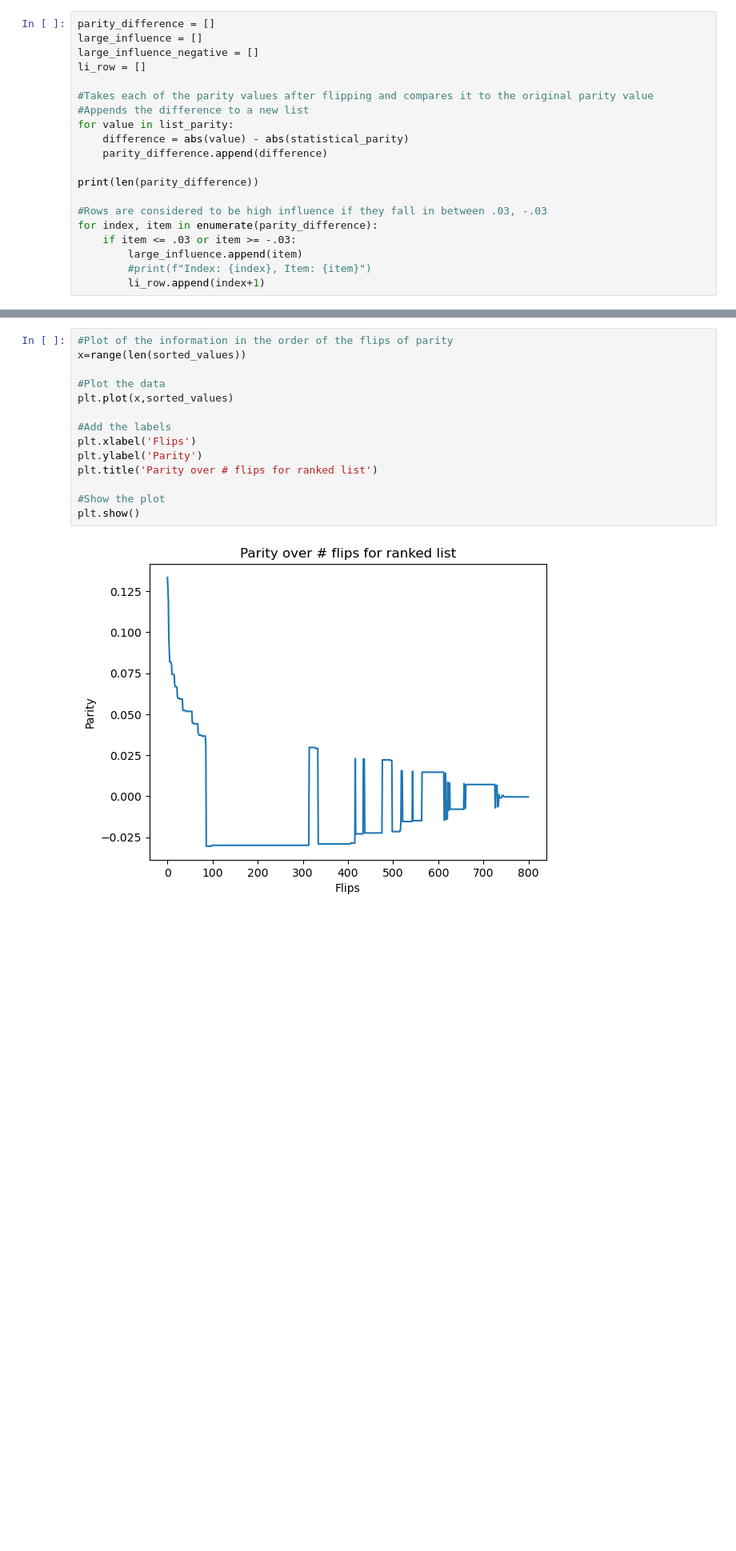
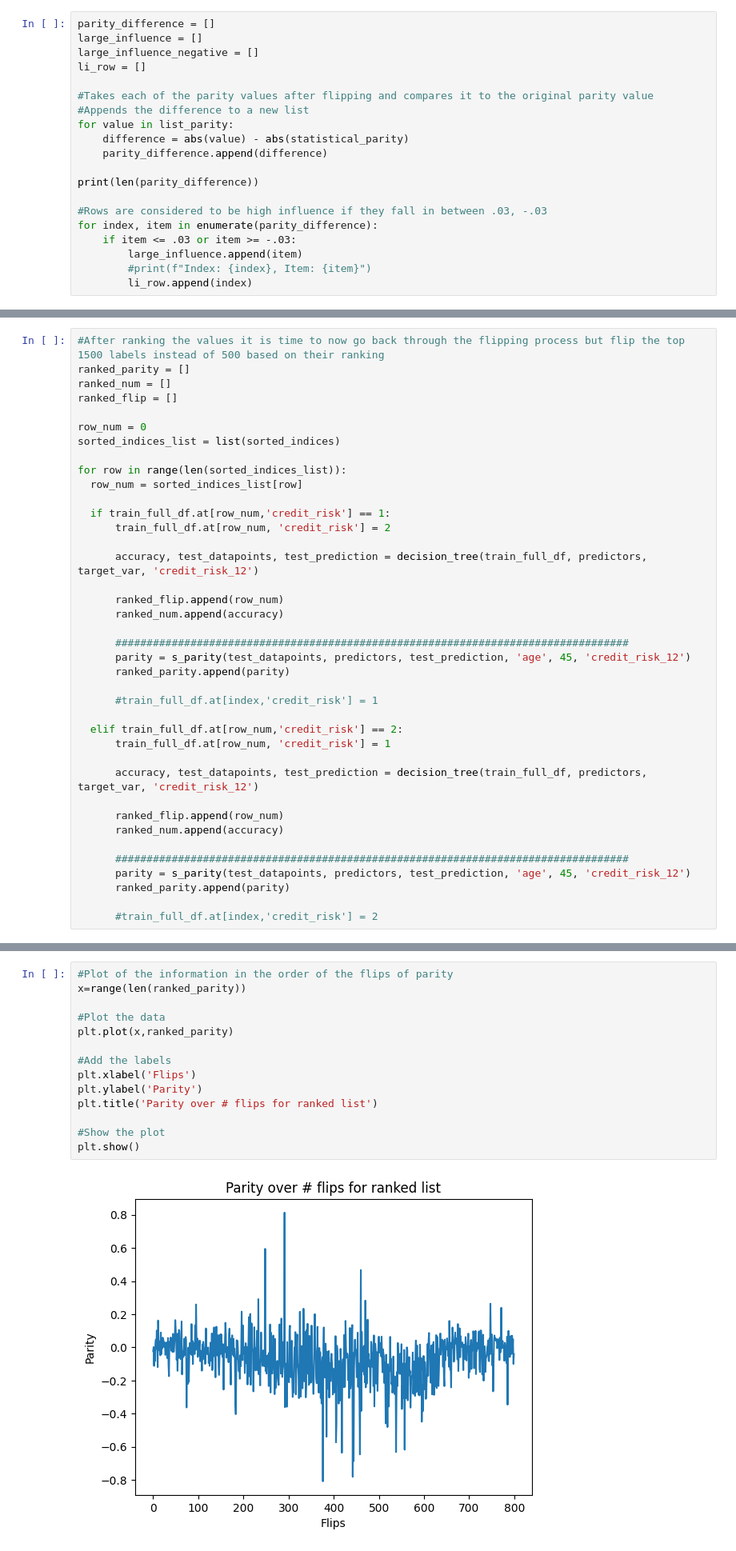
Before and after one commit to s-thandri/labelflipping, a Jupyter notebook: german_credit.ipynb, the cells around one changed output, grey strips where cells are left out. Shown: that part at 80% size. Saved outputs shown, nothing was run; the diff lists cells and outputs as text; blank space fills up the shorter version.

```diff
--- a/german_credit.ipynb
+++ b/german_credit.ipynb
@@ -290,6 +280,6 @@ for index, item in enumerate(parity_difference):
     if item <= .03 or item >= -.03:
         large_influence.append(item)
         #print(f"Index: {index}, Item: {item}")
-        li_row.append(index+1)
+        li_row.append(index)
 # %% [output]
 800
@@ -318,0 +299,39 @@ print(top_sorted_li_index)
+# %%
+#After ranking the values it is time to now go back through the flipping process but flip the top 1500 labels instead of 500 based on their ranking
+ranked_parity = []
+ranked_num = []
+ranked_flip = []
+
+row_num = 0
+sorted_indices_list = list(sorted_indices)
+
+for row in range(len(sorted_indices_list)):
+  row_num = sorted_indices_list[row]
+
+  if train_full_df.at[row_num,'credit_risk'] == 1:
+      train_full_df.at[row_num, 'credit_risk'] = 2
+
+      accuracy, test_datapoints, test_prediction = decision_tree(train_full_df, predictors, target_var, 'credit_risk_12')
+
+      ranked_flip.append(row_num)
+      ranked_num.append(accuracy)
+
+      ##################################################################################
+      parity = s_parity(test_datapoints, predictors, test_prediction, 'age', 45, 'credit_risk_12')
+      ranked_parity.append(parity)
+
+      #train_full_df.at[index,'credit_risk'] = 1
+
+  elif train_full_df.at[row_num,'credit_risk'] == 2:
+      train_full_df.at[row_num, 'credit_risk'] = 1
+
+      accuracy, test_datapoints, test_prediction = decision_tree(train_full_df, predictors, target_var, 'credit_risk_12')
+
+      ranked_flip.append(row_num)
+      ranked_num.append(accuracy)
+
+      ##################################################################################
+      parity = s_parity(test_datapoints, predictors, test_prediction, 'age', 45, 'credit_risk_12')
+      ranked_parity.append(parity)
+
+      #train_full_df.at[index,'credit_risk'] = 2
@@ -319,19 +341,19 @@ print(top_sorted_li_index)
 # %%
 #Plot of the information in the order of the flips of parity
-x=range(len(sorted_values))
+x=range(len(ranked_parity))
 
 #Plot the data
-plt.plot(x,sorted_values)
+plt.plot(x,ranked_parity)
 
 #Add the labels
 plt.xlabel('Flips')
 plt.ylabel('Parity')
 plt.title('Parity over # flips for ranked list')
 
 #Show the plot
 plt.show()
 # %% [output]
-[figure, old version]
+[figure, new version]
 # %%
 #Randomized flipping
 #Budget of 50
```
Also changed, not shown: parts of 16 cells of this notebook.
